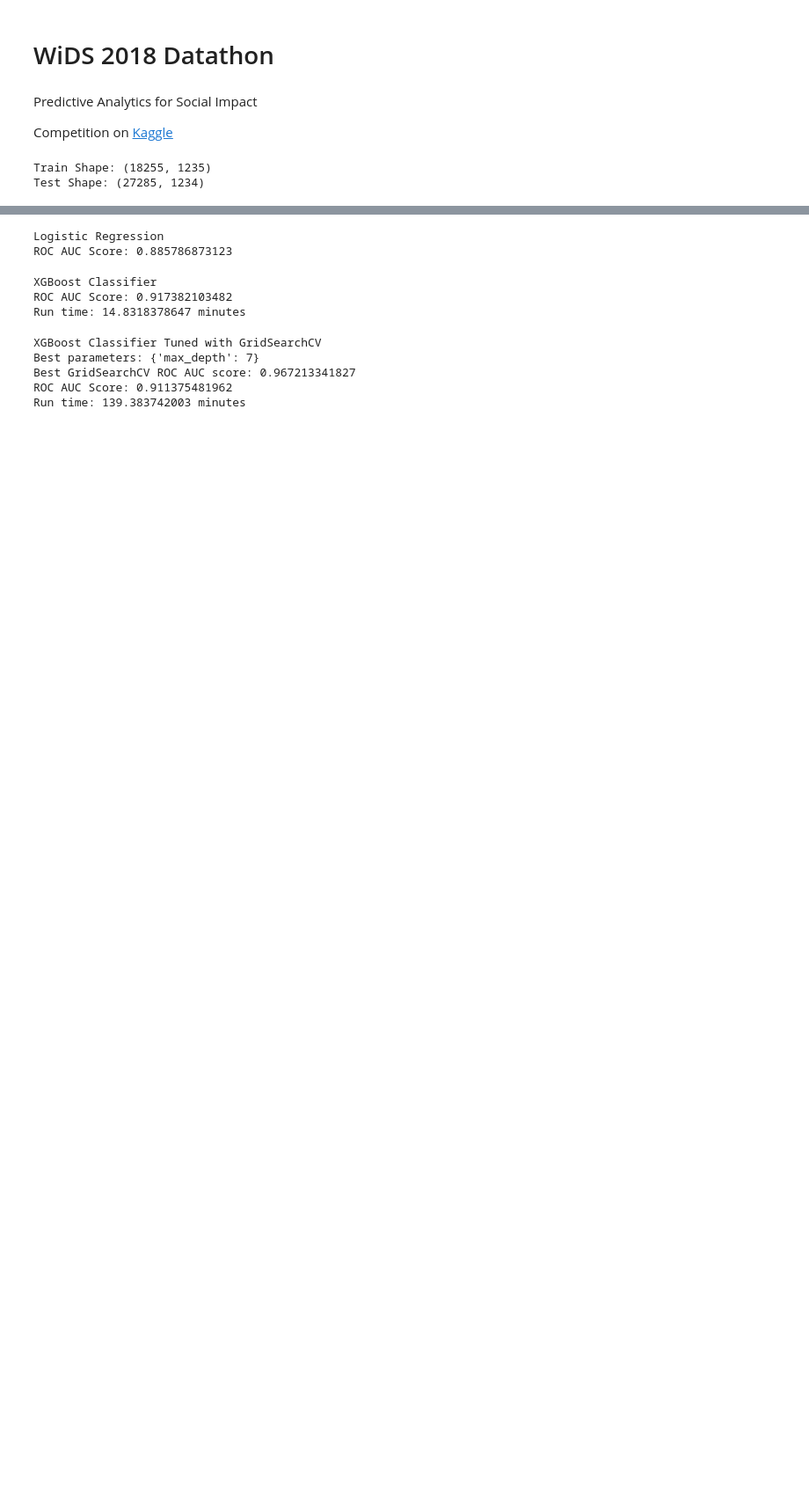
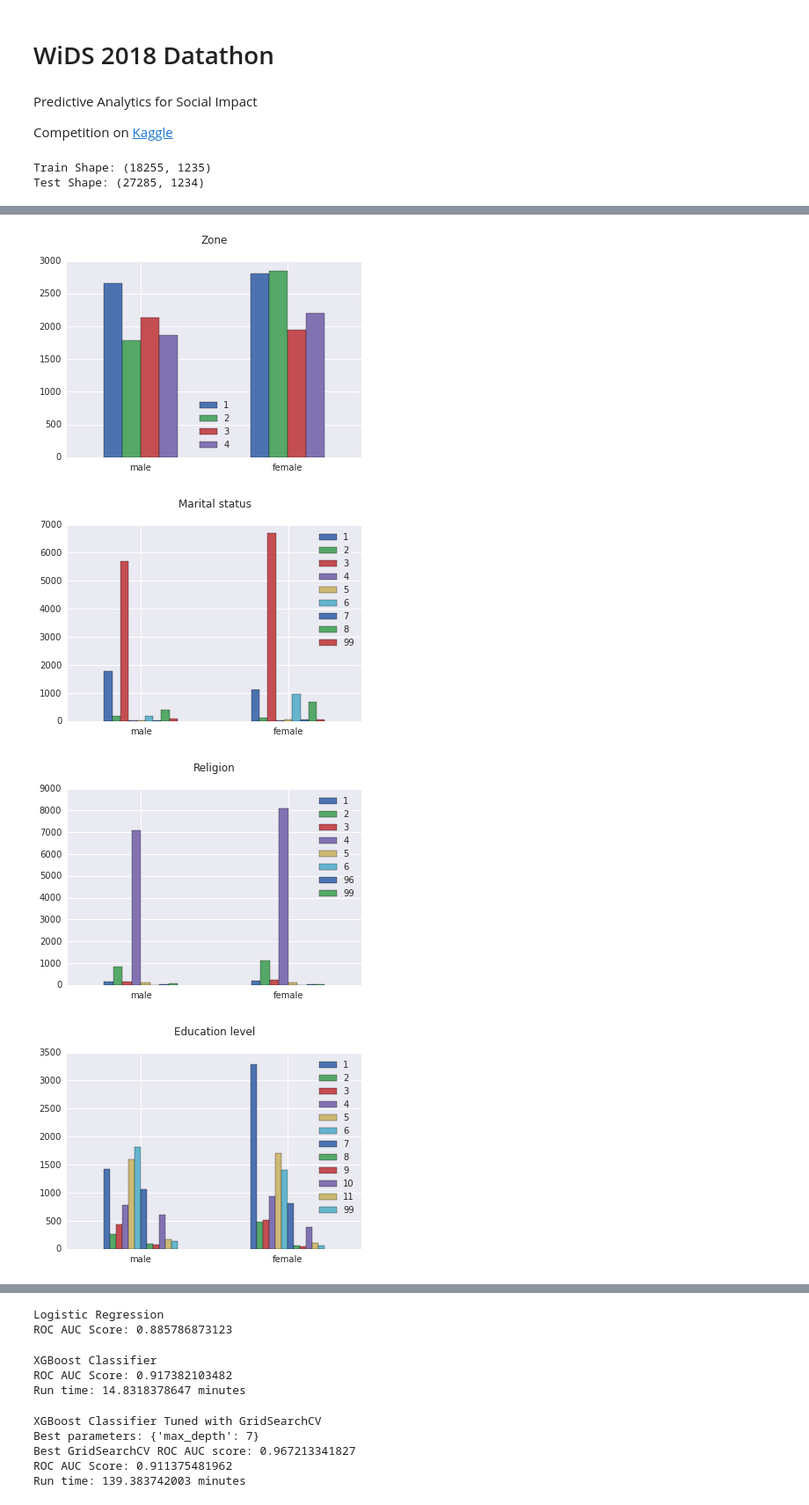
Before and after one commit to carolynamorris/WiDS2018Datathon, a Jupyter notebook: prediction.ipynb, the cells around one changed output, grey strips where cells are left out. Shown: that part at 88% size. Saved outputs shown, nothing was run; the diff lists cells and outputs as text; code cells hidden in the pictures; blank space fills up the shorter version.

Commit message:
Add several exploratory bar charts

```diff
--- a/prediction.ipynb
+++ b/prediction.ipynb
@@ -36,0 +49,27 @@ plt.show()
+# %%
+# Visualize relationship between gender and select demographics/survey responses
+features = ['AA3', 'DG3', 'DG3A', 'DG4', 'DG5_4', 'DG6', 'DL0',
+            'DL1', 'DL2', 'DL3', 'DL25_8', 'MT1A', 'MT2', 'MT7A', 'FF1', 'FL4']
+
+titles = ['Zone', 'Marital status', 'Religion', 'Education level',
+         'Driver\'s License', 'Relation to Household Head', 'Main Income Earner', 'Work/Student Past 12 Mos',
+         'Primary Job', 'Secondary Job', 'Miss family event due to transportation', 'Who Decides on Mobile Phone',
+         'Own Mobile Phone', 'Borrow Phone', 'Bank Account', 'Depend on for Financial Advice']
+
+for pair in zip(features, titles):
+    colName = pair[0]
+    title = pair[1]
+
+    train.groupby('is_female')[colName].value_counts().unstack(1).plot(kind='bar')
+
+    # Plot formatting
+    plt.xticks(np.arange(0,2), ['male', 'female'], rotation=0)
+    plt.xlabel('')
+    plt.title(title+'\n')
+    plt.legend(title=None, loc=0)
+    plt.show()
+# %% [output]
+[figure, added]
+[figure, added]
+[figure, added]
+[figure, added]
```
Also changed, not shown: parts of 10 cells of this notebook.
